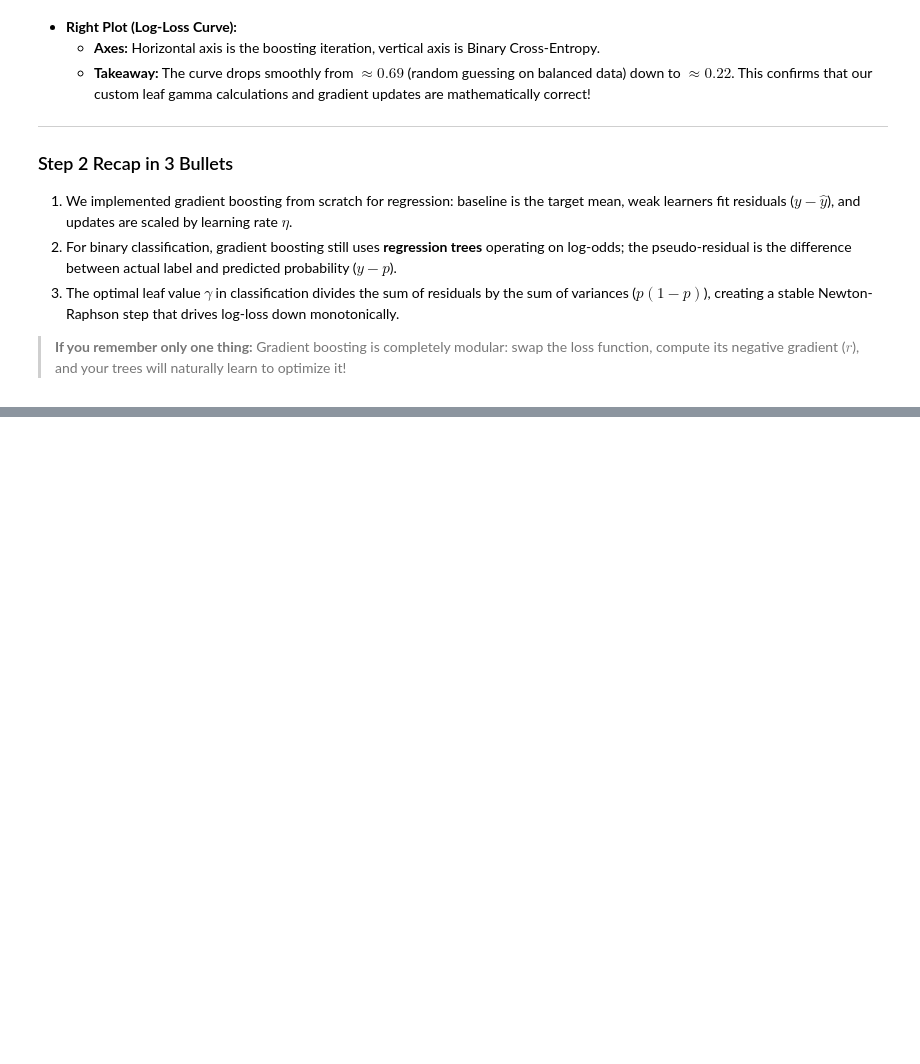
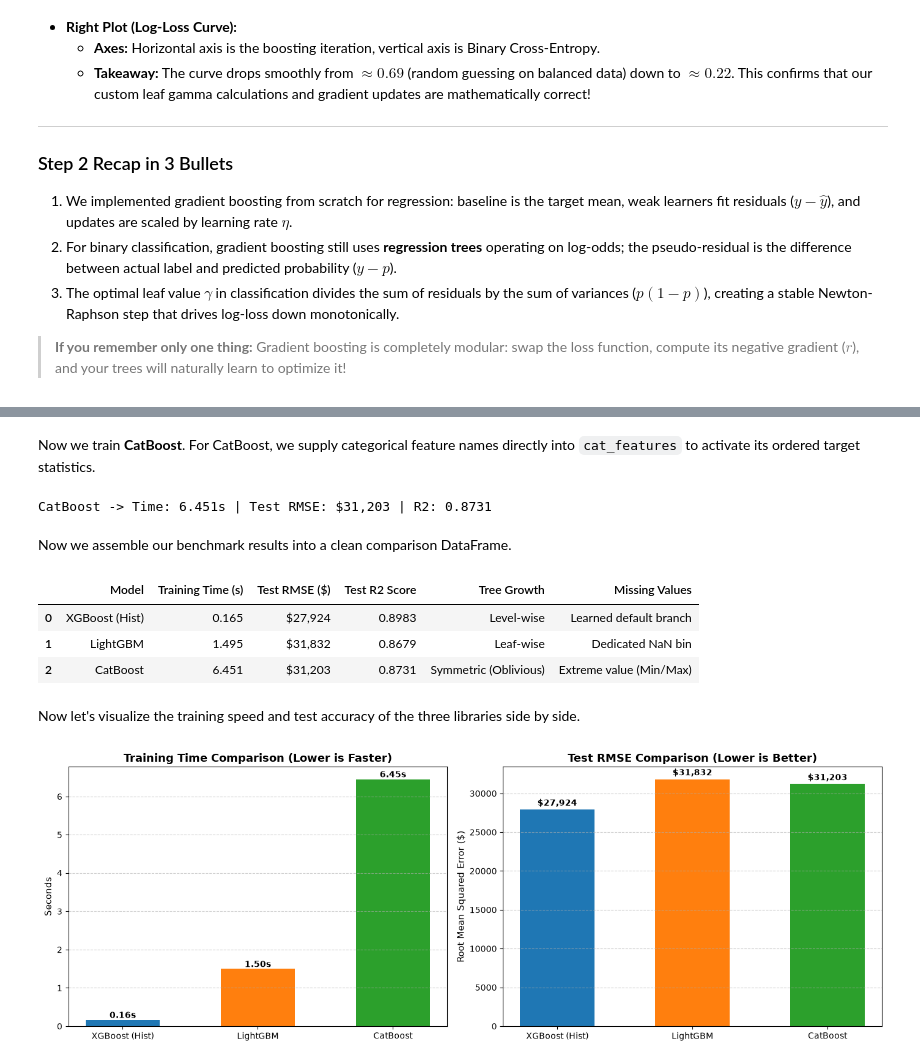
Before and after one commit to Arnav-Shrivastava/gradient-boosting-regression-zero-to-one, a Jupyter notebook: gradient_boosting_masterclass.ipynb, the cells around one changed output, grey strips where cells are left out. Cells and saved outputs as stored; diff of their text form; code cells hidden in the pictures; blank space fills up the shorter version.

Commit message:
feat: compare xgboost lightgbm and catboost on tabular dataset

```diff
--- a/gradient_boosting_masterclass.ipynb
+++ b/gradient_boosting_masterclass.ipynb
@@ -710,0 +862,76 @@ plt.show()
+# %% [markdown]
+Now we train **CatBoost**. For CatBoost, we supply categorical feature names directly into `cat_features` to activate its ordered target statistics.
+# %%
+import catboost as cb
+
+# CatBoost expects categorical columns as strings
+X_train_cb = X_train.copy()
+X_test_cb = X_test.copy()
+for col in cat_cols:
+    X_train_cb[col] = X_train_cb[col].astype(str)
+    X_test_cb[col] = X_test_cb[col].astype(str)
+
+t0 = time.time()
+cb_model = cb.CatBoostRegressor(
+    iterations=150,
+    learning_rate=0.06,
+    depth=4,
+    cat_features=cat_cols,
+    verbose=0,
+    random_state=42
+)
+cb_model.fit(X_train_cb, y_train)
+cb_time = time.time() - t0
+cb_preds = cb_model.predict(X_test_cb)
+cb_rmse = root_mean_squared_error(y_test, cb_preds)
+cb_r2 = r2_score(y_test, cb_preds)
+print(f"CatBoost -> Time: {cb_time:.3f}s | Test RMSE: ${cb_rmse:,.0f} | R2: {cb_r2:.4f}")
+# %% [output]
+CatBoost -> Time: 6.451s | Test RMSE: $31,203 | R2: 0.8731
+# %% [markdown]
+Now we assemble our benchmark results into a clean comparison DataFrame.
+# %%
+benchmark_df = pd.DataFrame({
+    'Model': ['XGBoost (Hist)', 'LightGBM', 'CatBoost'],
+    'Training Time (s)': [xgb_time, lgb_time, cb_time],
+    'Test RMSE ($)': [xgb_rmse, lgb_rmse, cb_rmse],
+    'Test R2 Score': [xgb_r2, lgb_r2, cb_r2],
+    'Tree Growth': ['Level-wise', 'Leaf-wise', 'Symmetric (Oblivious)'],
+    'Missing Values': ['Learned default branch', 'Dedicated NaN bin', 'Extreme value (Min/Max)']
+})
+benchmark_df.style.format({
+    'Training Time (s)': '{:.3f}',
+    'Test RMSE ($)': '${:,.0f}',
+    'Test R2 Score': '{:.4f}'
+})
+# %% [output]
+|  | Model | Training Time (s) | Test RMSE ($) | Test R2 Score | Tree Growth | Missing Values |
+| 0 | XGBoost (Hist) | 0.165 | $27,924 | 0.8983 | Level-wise | Learned default branch |
+| 1 | LightGBM | 1.495 | $31,832 | 0.8679 | Leaf-wise | Dedicated NaN bin |
+| 2 | CatBoost | 6.451 | $31,203 | 0.8731 | Symmetric (Oblivious) | Extreme value (Min/Max) |
+# %% [markdown]
+Now let's visualize the training speed and test accuracy of the three libraries side by side.
+# %%
+fig, (ax1, ax2) = plt.subplots(1, 2, figsize=(14, 5))
+colors = ['#1f77b4', '#ff7f0e', '#2ca02c']
+
+# Bar chart 1: Training Time
+bars1 = ax1.bar(benchmark_df['Model'], benchmark_df['Training Time (s)'], color=colors, width=0.55)
+ax1.set_title('Training Time Comparison (Lower is Faster)', fontsize=13, fontweight='bold')
+ax1.set_ylabel('Seconds', fontsize=11)
+ax1.grid(axis='y', linestyle='--', alpha=0.6)
+for b in bars1:
+    ax1.text(b.get_x() + b.get_width()/2, b.get_height() + 0.05, f"{b.get_height():.2f}s", ha='center', fontweight='bold')
+
+# Bar chart 2: Test RMSE
+bars2 = ax2.bar(benchmark_df['Model'], benchmark_df['Test RMSE ($)'], color=colors, width=0.55)
+ax2.set_title('Test RMSE Comparison (Lower is Better)', fontsize=13, fontweight='bold')
+ax2.set_ylabel('Root Mean Squared Error ($)', fontsize=11)
+ax2.grid(axis='y', linestyle='--', alpha=0.6)
+for b in bars2:
+    ax2.text(b.get_x() + b.get_width()/2, b.get_height() + 500, f"${b.get_height():,.0f}", ha='center', fontweight='bold')
+
+plt.tight_layout()
+plt.show()
+# %% [output]
+[figure, added]
```
Also changed, not shown: parts of 10 cells of this notebook.
